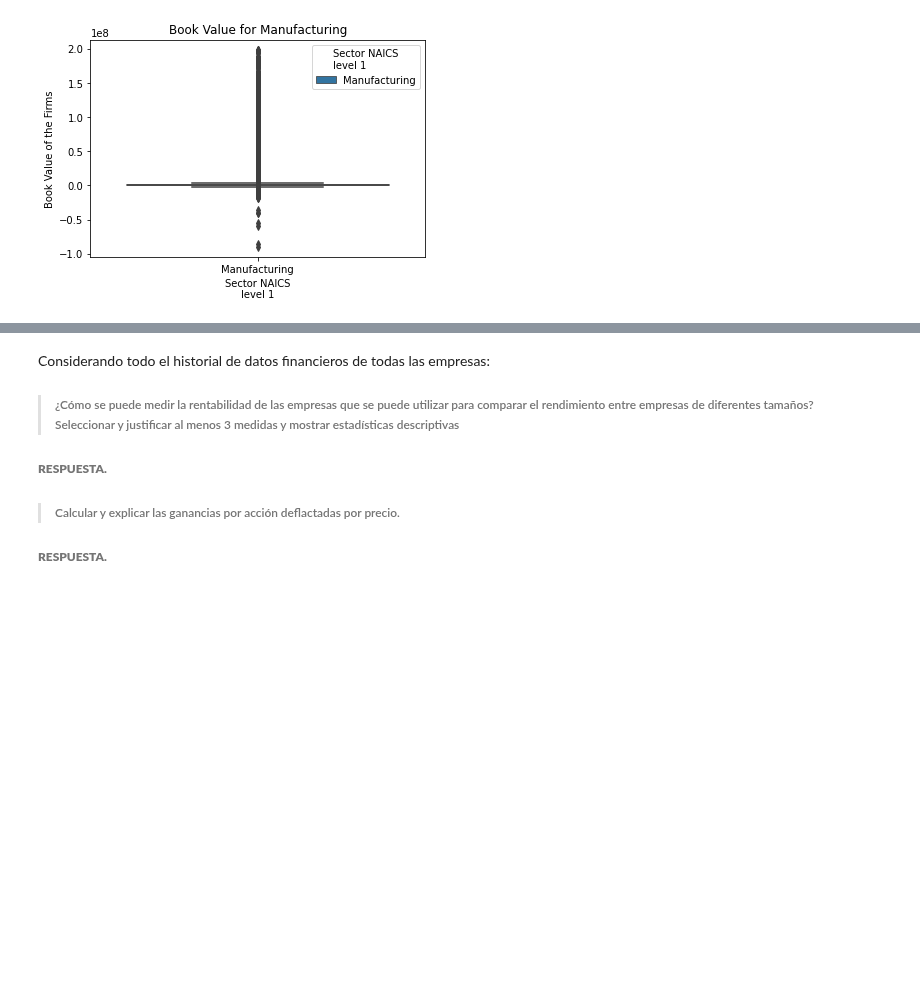
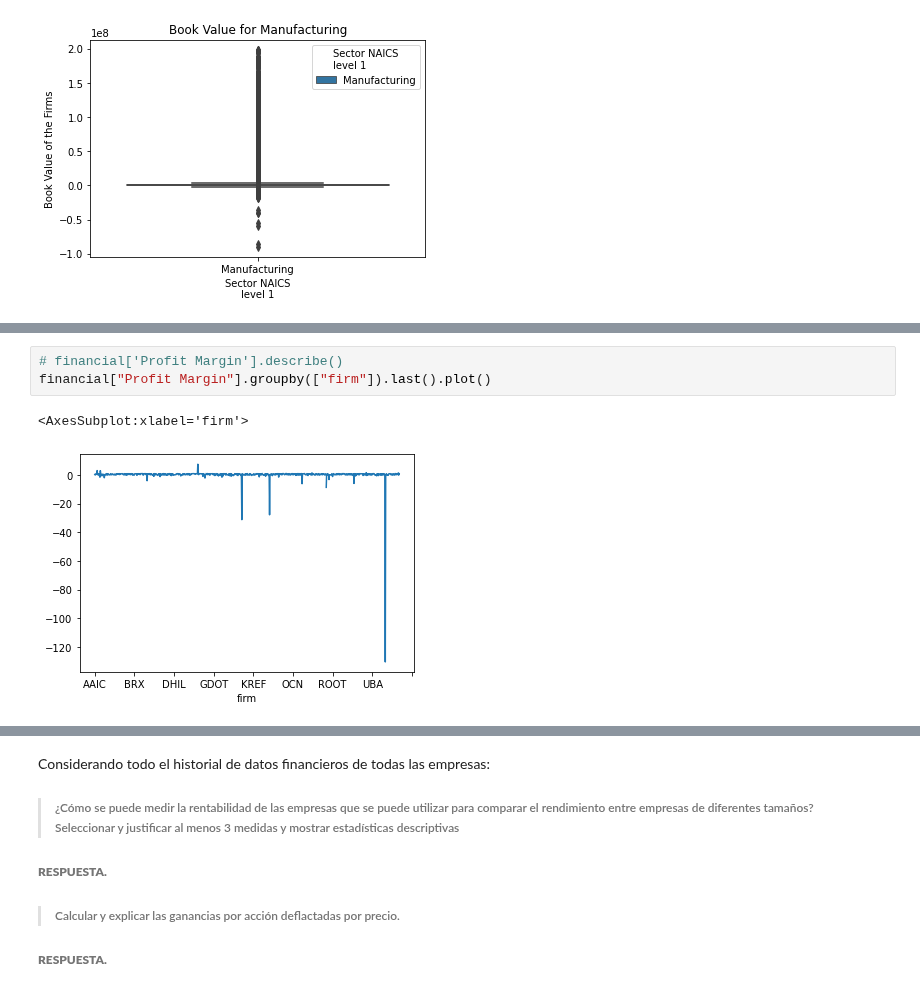
Before and after one commit to AnHrt/StatisticsII, a Jupyter notebook: Statistics/A01369984_BCase.ipynb, the cells around one changed output, grey strips where cells are left out. Saved outputs shown, nothing was run; the diff lists cells and outputs as text; blank space fills up the shorter version.

```diff
--- a/Statistics/A01369984_BCase.ipynb
+++ b/Statistics/A01369984_BCase.ipynb
@@ -379,0 +368,6 @@ Text(0.5, 1.0, 'Book Value for Manufacturing')
+# %%
+# financial['Profit Margin'].describe()
+financial["Profit Margin"].groupby(["firm"]).last().plot()
+# %% [output]
+<AxesSubplot:xlabel='firm'>
+[figure, added]
```
Also changed, not shown: parts of 21 cells of this notebook.
